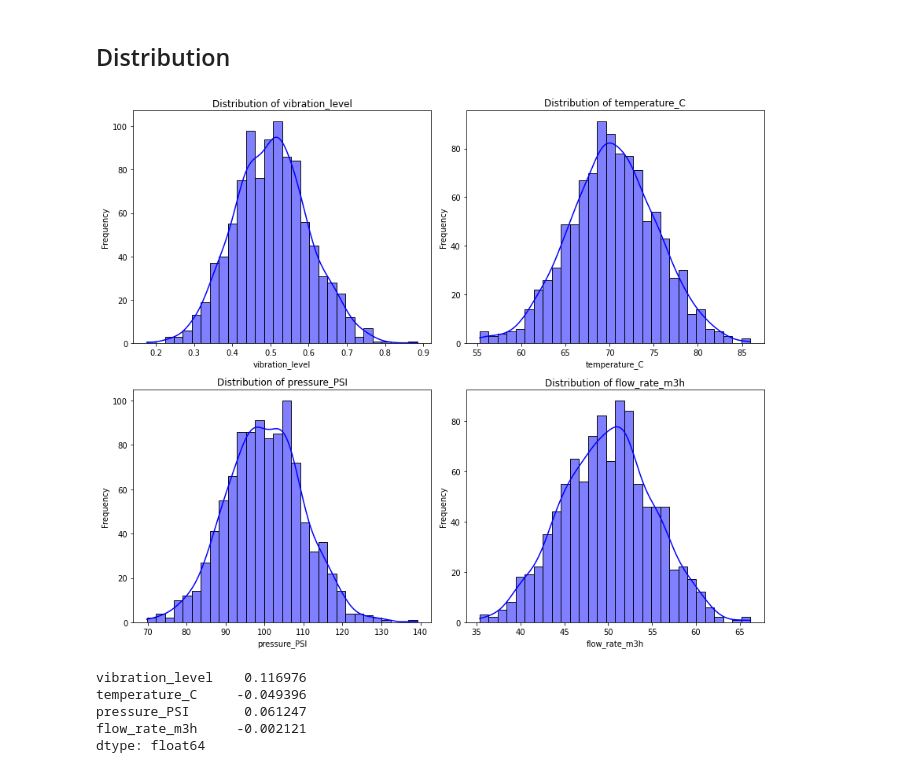
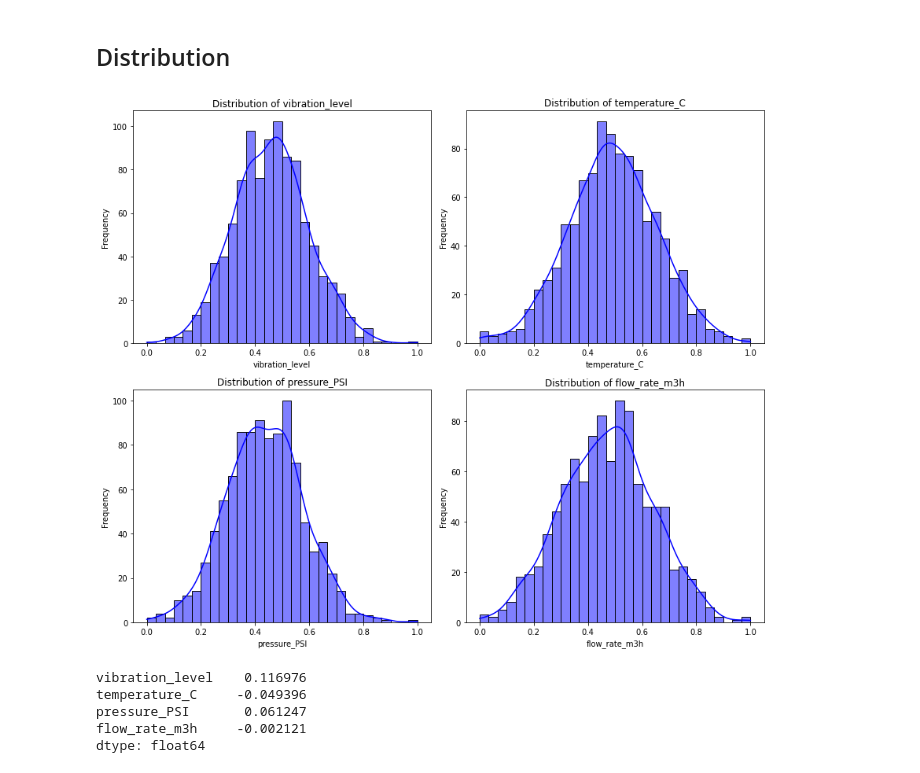
Before and after one commit to Salmanvaliyakath/PumpFailurePredictor, a Jupyter notebook: Pump failure Analytics.ipynb, the cells around one changed output. Cells and saved outputs as stored; diff of their text form; code cells hidden in the pictures.

```diff
--- a/Pump failure Analytics.ipynb
+++ b/Pump failure Analytics.ipynb
@@ -83,0 +92,8 @@ There is a significant imbalance in the target variable, with 951 instances of n
+# %%
+FEATURES = ['vibration_level', 'temperature_C', 'pressure_PSI', 'flow_rate_m3h']
+TARGET = 'failure'
+SEQUENCE_LENGTH = 10
+STEP = 1
+
+scaler = MinMaxScaler()
+df[FEATURES] = scaler.fit_transform(df[FEATURES])
@@ -96,22 +128,20 @@ pressure, flow rate Level and Failure: Shows a moderate positive correlation, in
 # %%
 import matplotlib.pyplot as plt
 import seaborn as sns
 
-features = ['vibration_level', 'temperature_C', 'pressure_PSI', 'flow_rate_m3h']
-
 plt.figure(figsize=(12, 10))
 
-for i, feature in enumerate(features):
+for i, feature in enumerate(FEATURES):
     plt.subplot(2, 2, i+1)
     sns.histplot(df[feature], kde=True, bins=30, color='blue')
     plt.title(f'Distribution of {feature}')
     plt.xlabel(feature)
     plt.ylabel('Frequency')
 
 plt.tight_layout()
 plt.show()
 # %% [output]
-[figure, old version]
+[figure, new version]
 # %%
 skewness_values = df[['vibration_level', 'temperature_C', 'pressure_PSI', 'flow_rate_m3h']].skew()
 print(skewness_values)
```
Also changed, not shown: parts of 32 cells of this notebook, 1 other file.
